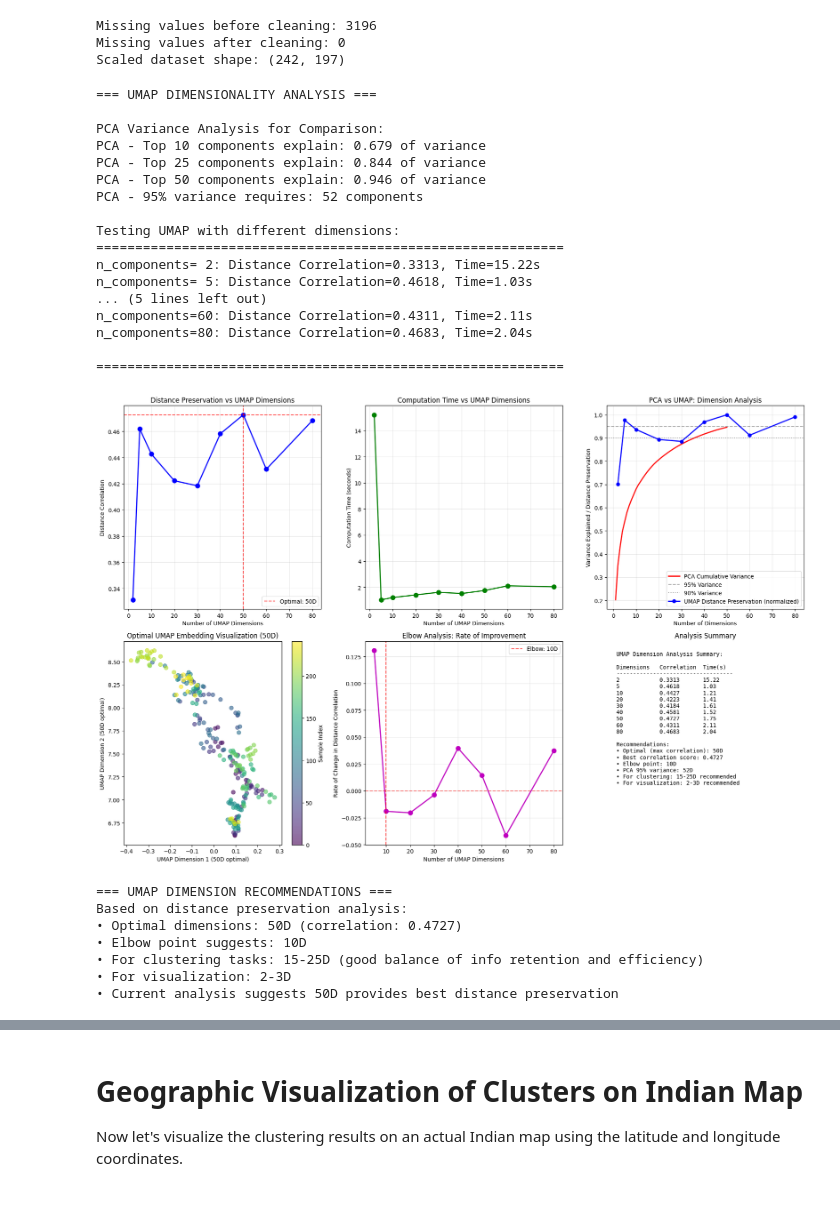
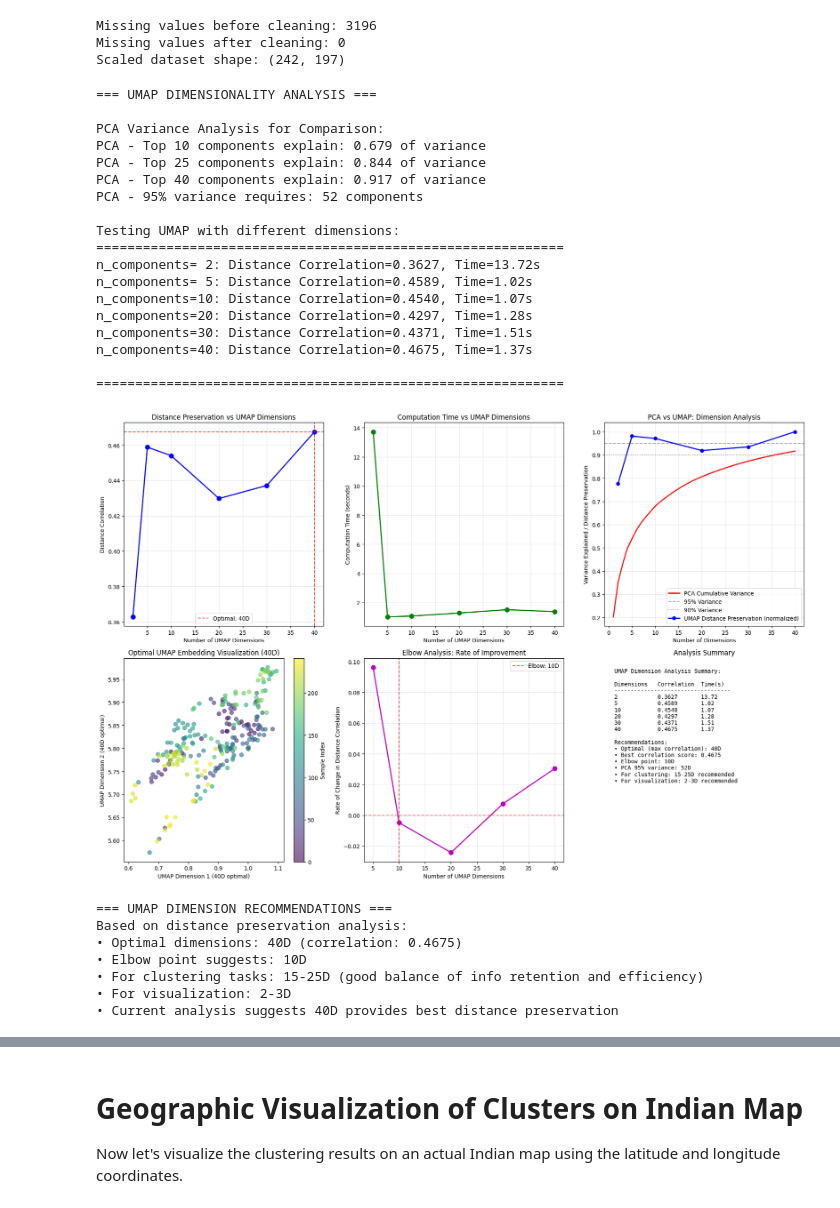
Before and after one commit to akshatshaw/baseflow_lstm, a Jupyter notebook: clustering.ipynb, the cells around one changed output, grey strips where cells are left out. Cells and saved outputs as stored; diff of their text form; code cells hidden in the pictures.

```diff
--- a/clustering.ipynb
+++ b/clustering.ipynb
@@ -92,11 +93,11 @@ cumulative_variance = np.cumsum(pca_full.explained_variance_ratio_)
 
 print(f"PCA - Top 10 components explain: {cumulative_variance[9]:.3f} of variance")
 print(f"PCA - Top 25 components explain: {cumulative_variance[24]:.3f} of variance")
-print(f"PCA - Top 50 components explain: {cumulative_variance[49]:.3f} of variance")
+print(f"PCA - Top 40 components explain: {cumulative_variance[39]:.3f} of variance")
 print(f"PCA - 95% variance requires: {np.argmax(cumulative_variance >= 0.95) + 1} components")
 
 # Test different UMAP dimensions
-umap_dimensions = [2, 5, 10, 20, 30, 40, 50, 60, 80]
+umap_dimensions = [2, 5, 10, 20, 30, 40]
 umap_results = {}
 
 print(f"\nTesting UMAP with different dimensions:")
@@ -165,16 +166,17 @@ print("\n" + "=" * 60)
 PCA Variance Analysis for Comparison:
 PCA - Top 10 components explain: 0.679 of variance
 PCA - Top 25 components explain: 0.844 of variance
-PCA - Top 50 components explain: 0.946 of variance
+PCA - Top 40 components explain: 0.917 of variance
 PCA - 95% variance requires: 52 components
 
 Testing UMAP with different dimensions:
 ============================================================
-n_components= 2: Distance Correlation=0.3313, Time=15.22s
-n_components= 5: Distance Correlation=0.4618, Time=1.03s
-... (5 lines left out)
-n_components=60: Distance Correlation=0.4311, Time=2.11s
-n_components=80: Distance Correlation=0.4683, Time=2.04s
+n_components= 2: Distance Correlation=0.3627, Time=13.72s
+n_components= 5: Distance Correlation=0.4589, Time=1.02s
+n_components=10: Distance Correlation=0.4540, Time=1.07s
+n_components=20: Distance Correlation=0.4297, Time=1.28s
+n_components=30: Distance Correlation=0.4371, Time=1.51s
+n_components=40: Distance Correlation=0.4675, Time=1.37s
 
 ============================================================
 # %%
@@ -207,8 +209,8 @@ axes[0, 1].set_title('Computation Time vs UMAP Dimensions')
 axes[0, 1].grid(True, alpha=0.3)
 
 # Plot 3: PCA vs UMAP variance explanation comparison
-pca_dims = np.arange(1, 51)
-pca_variance = cumulative_variance[:50]
+pca_dims = np.arange(1, 41)
+pca_variance = cumulative_variance[:40]
 
 axes[0, 2].plot(pca_dims, pca_variance, 'r-', linewidth=2, label='PCA Cumulative Variance')
 axes[0, 2].axhline(y=0.95, color='gray', linestyle='--', alpha=0.7, label='95% Variance')
@@ -267,41 +269,41 @@ for dim in dimensions:
     time_val = umap_results[dim]['time']
     summary_text += f"{dim:<12} {corr:<12.4f} {time_val:<10.2f}\n"
 
 summary_text += f"\nRecommendations:\n"
 summary_text += f"• Optimal (max correlation): {optimal_dim}D\n"
 summary_text += f"• Best correlation score: {max(correlations):.4f}\n"
 
 if 'elbow_dim' in locals():
     summary_text += f"• Elbow point: {elbow_dim}D\n"
 
 summary_text += f"• PCA 95% variance: {np.argmax(cumulative_variance >= 0.95) + 1}D\n"
 summary_text += f"• For clustering: 15-25D recommended\n"
 summary_text += f"• For visualization: 2-3D recommended"
 
 axes[1, 2].text(0.05, 0.95, summary_text, transform=axes[1, 2].transAxes,
                fontfamily='monospace', fontsize=10, verticalalignment='top')
 axes[1, 2].set_title('Analysis Summary')
 
 plt.tight_layout()
 plt.show()
 
 print(f"\n=== UMAP DIMENSION RECOMMENDATIONS ===")
 print(f"Based on distance preservation analysis:")
 print(f"• Optimal dimensions: {optimal_dim}D (correlation: {max(correlations):.4f})")
 if 'elbow_dim' in locals():
     print(f"• Elbow point suggests: {elbow_dim}D")
 print(f"• For clustering tasks: 15-25D (good balance of info retention and efficiency)")
 print(f"• For visualization: 2-3D")
 print(f"• Current analysis suggests {optimal_dim}D provides best distance preservation")
 # %% [output]
-[figure, old version]
+[figure, new version]
 === UMAP DIMENSION RECOMMENDATIONS ===
 Based on distance preservation analysis:
-• Optimal dimensions: 50D (correlation: 0.4727)
+• Optimal dimensions: 40D (correlation: 0.4675)
 • Elbow point suggests: 10D
 • For clustering tasks: 15-25D (good balance of info retention and efficiency)
 • For visualization: 2-3D
-• Current analysis suggests 50D provides best distance preservation
+• Current analysis suggests 40D provides best distance preservation
 # %%
 # Apply optimal UMAP dimensions based on analysis
 print("=== APPLYING OPTIMIZED UMAP ===\n")
```
Also changed, not shown: parts of 13 cells of this notebook, 11 other files.
